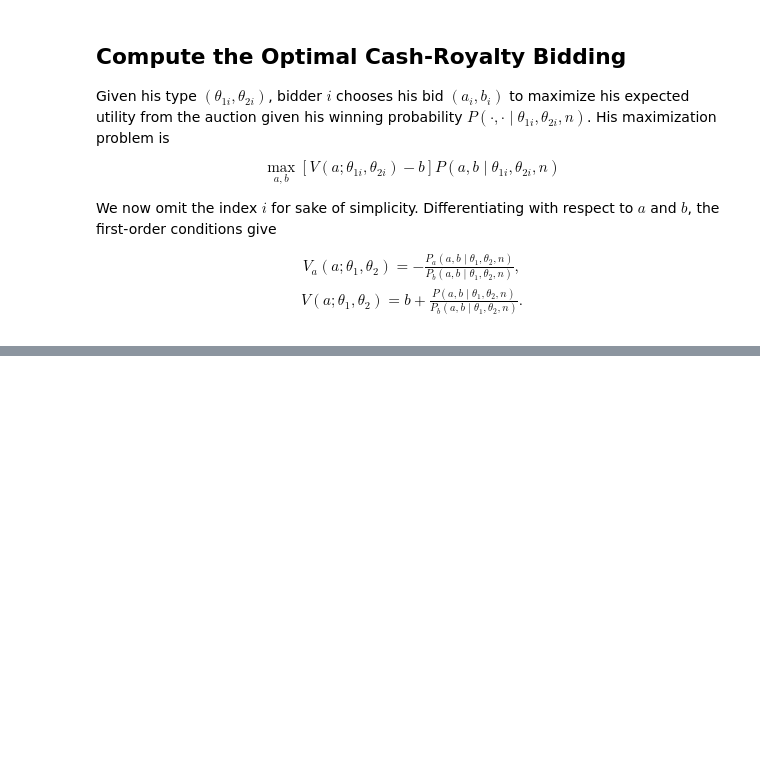
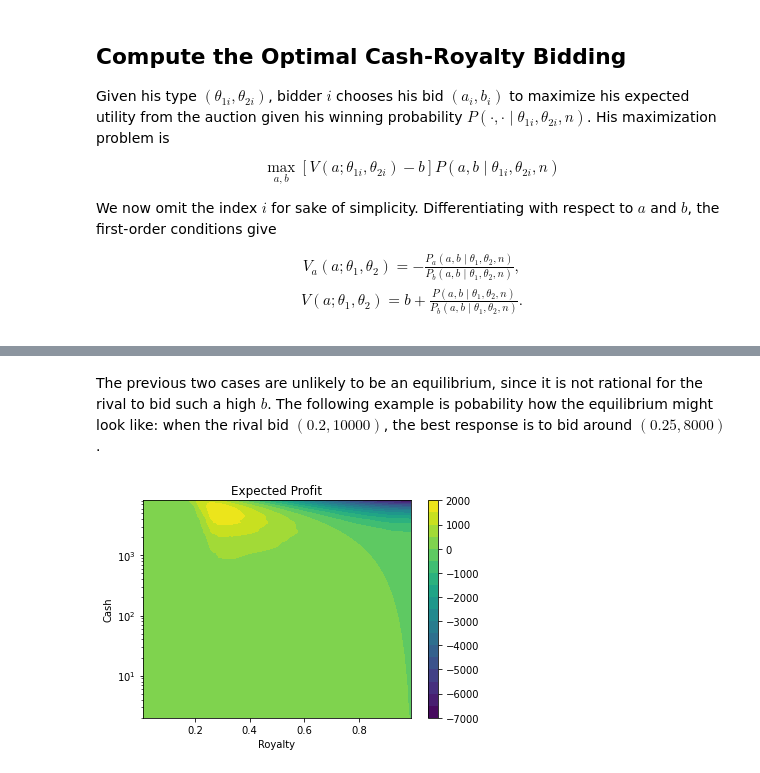
Before and after one commit to KaiKevinLiao/replication-kong2022, a Jupyter notebook: main.ipynb, the cells around one changed output, grey strips where cells are left out. Saved outputs shown, nothing was run; the diff lists cells and outputs as text; code cells hidden in the pictures; blank space fills up the shorter version.

```diff
--- a/main.ipynb
+++ b/main.ipynb
@@ -414,0 +465,23 @@ np.vstack((a_qt, b_qt)).T.shape
+# %% [markdown]
+The previous two cases are unlikely to be an equilibrium, since it is not rational for the rival to bid such a high $b$. The following example is pobability how the equilibrium might look like: when the rival bid $(0.2, 10000)$, the best response is to bid around $(0.25, 8000)$.
+# %%
+# fix the bid pair of the rival
+a0 = 0.2
+b0 = 10000
+
+a_ = np.linspace(0.01, 0.99, numGRID)
+b_ = 2 ** np.linspace(1, 13, numGRID)
+A_, B_ = np.meshgrid(a_, b_)
+f = np.frompyfunc(bidder_value, 2, 1)
+VALUES = f(A_, B_)
+
+plt.yscale("log")
+im = plt.contourf(A_, B_, VALUES, 20, cmap='viridis')
+plt.colorbar(im)
+
+plt.xlabel('Royalty')
+plt.ylabel('Cash')
+plt.title('Expected Profit')
+plt.show()
+# %% [output]
+[figure, added]
```
Also changed, not shown: parts of 18 cells of this notebook, 1 other file.
